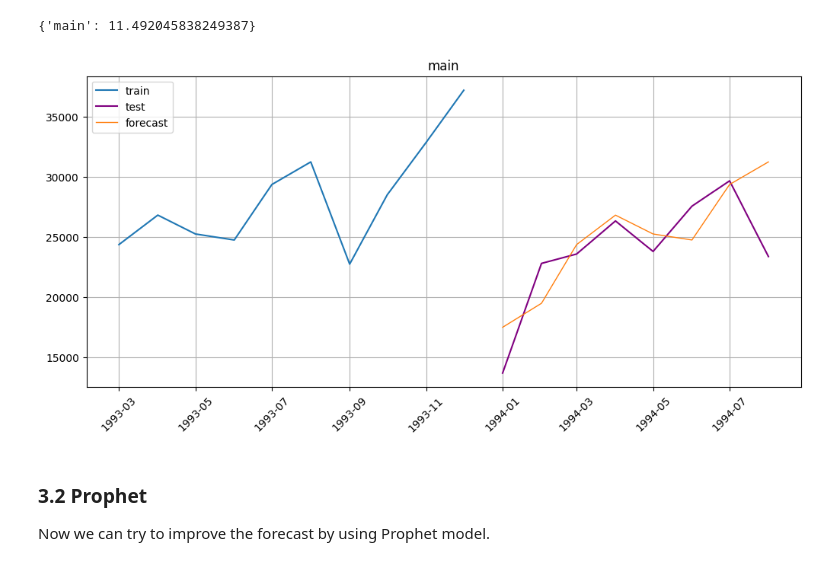
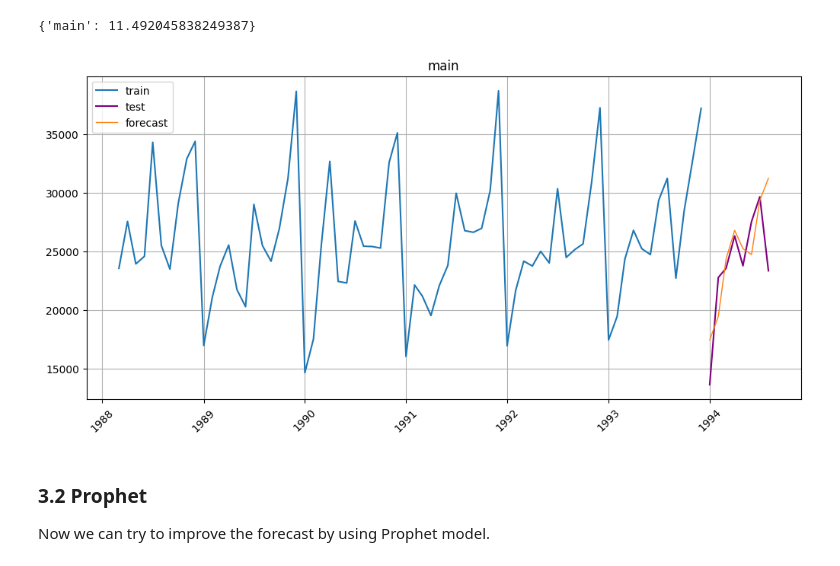
Before and after one commit to MinyaevAndrey/etna, a Jupyter notebook: examples/101-get_started.ipynb, the cells around one changed output. Saved outputs shown, nothing was run; the diff lists cells and outputs as text; code cells hidden in the pictures.

```diff
--- a/examples/101-get_started.ipynb
+++ b/examples/101-get_started.ipynb
@@ -294,9 +297,9 @@ smape(y_true=test_ts, y_pred=forecast_ts)
 # %%
 from etna.analysis import plot_forecast
 
-plot_forecast(forecast_ts=forecast_ts, test_ts=test_ts, train_ts=train_ts, n_train_samples=10)
+plot_forecast(forecast_ts=forecast_ts, test_ts=test_ts, train_ts=train_ts, n_train_samples=70)
 # %% [output]
-[figure, old version]
+[figure, new version]
 # %% [markdown]
 ### 3.2 Prophet<a class="anchor" id="section_3_2"></a>
 
```
Also changed, not shown: parts of 2 cells of this notebook.
